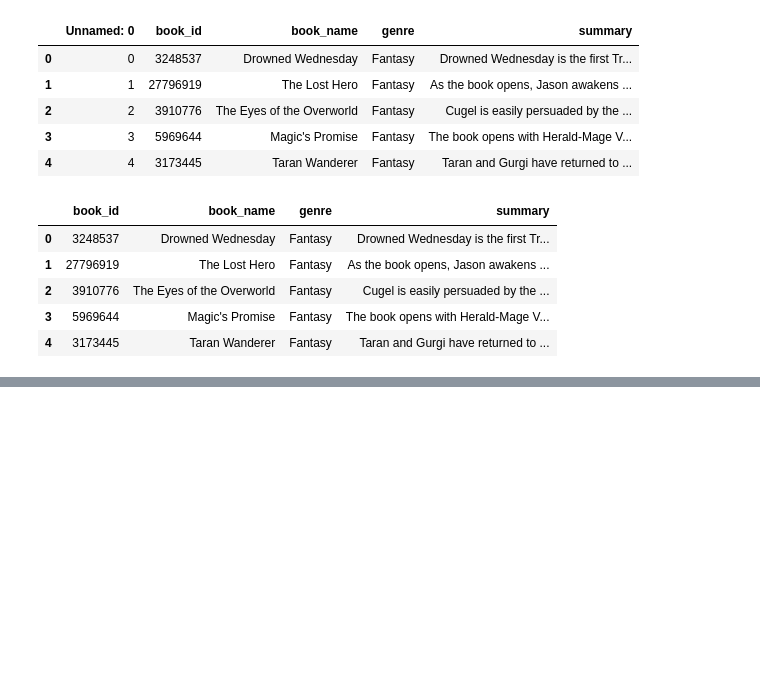
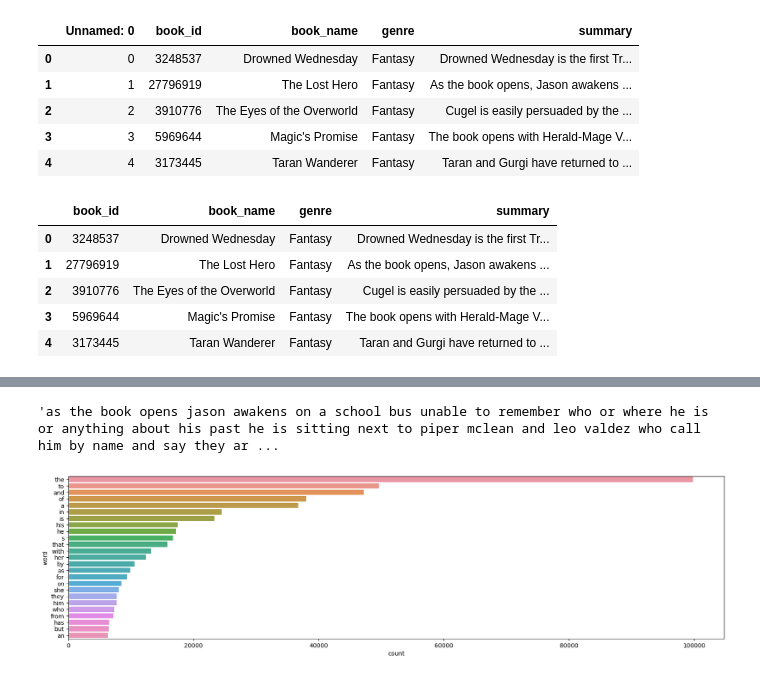
Before and after one commit to zacharias1219/data_science, a Jupyter notebook: Book Genre Classifier/main.ipynb, the cells around one changed output, grey strips where cells are left out. Drawn from its saved outputs; the diff is of its cells as text; code cells hidden in the pictures; blank space fills up the shorter version.

```diff
--- a/Book Genre Classifier/main.ipynb
+++ b/Book Genre Classifier/main.ipynb
@@ -37,0 +66,29 @@ books.info()
+# %%
+def cleantext(text):
+    text = re.sub("'\''", '', text)
+    text = re.sub("[^a-zA-Z]", " ", text)
+    text = ' '.join(text.split())
+    text = text.lower()
+    return text
+
+books['summary'] = books['summary'].apply(lambda x : cleantext(x))
+books['summary'].iloc[1]
+# %% [output]
+'as the book opens jason awakens on a school bus unable to remember who or where he is or anything about his past he is sitting next to piper mclean and leo valdez who call him by name and say they ar ...
+# %%
+def showmostfrequentwords(text,no_of_words):
+    allwords = ' '.join([char for char in text])
+    allwords = allwords.split()
+    fdist = nltk.FreqDist(allwords)
+
+    words_df = pd.DataFrame({'word':list(fdist.keys()), 'count':list(fdist.values())})
+    d = words_df.nlargest(columns = 'count', n = no_of_words)
+    plt.figure(figsize=(20,5))
+    ax = sns.barplot(data = d, x = 'count', y = 'word')
+    ax.set(ylabel = 'word')
+    plt.show()
+    return words_df
+
+words_df = showmostfrequentwords(books['summary'], 25)
+# %% [output]
+[figure, added]
```
Also changed, not shown: parts of 4 cells of this notebook.
